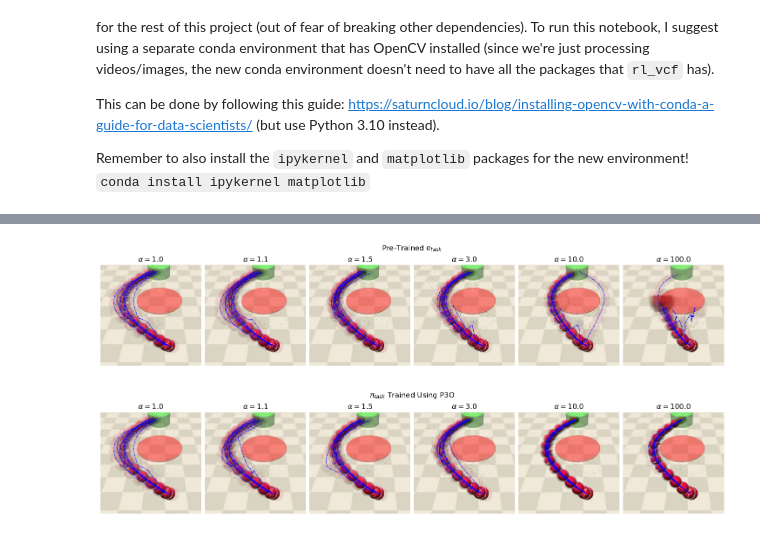
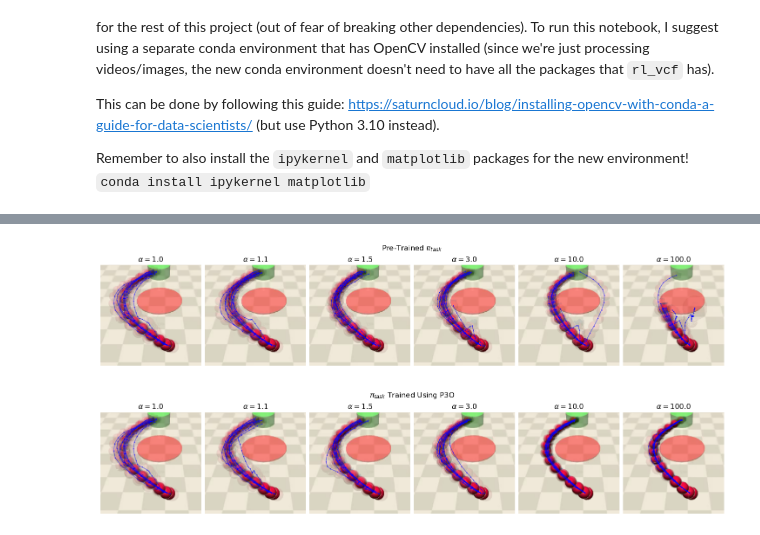
Before and after one commit to JacquesCloete/sport, a Jupyter notebook: notebooks/envs/episode_trajectory_distribution_visualization.ipynb, the cells around one changed output, grey strips where cells are left out. Saved outputs shown, nothing was run; the diff lists cells and outputs as text; code cells hidden in the pictures.

```diff
--- a/notebooks/envs/episode_trajectory_distribution_visualization.ipynb
+++ b/notebooks/envs/episode_trajectory_distribution_visualization.ipynb
@@ -205,29 +261,43 @@ ep_idxs = np.arange(0, 1000, 100)
 crop_lims = (0, 200, 0, 200)
 
 # Background subtraction params
-# algo = "MOG2"
-algo = "KNN"
-backsub = None
-learning_rate = 0.01
+backsub_mog = None
+backsub_knn = None
+learning_rate_mog = 0.005
+learning_rate_knn = 0.01
+mog2_var_threshold = 16
+knn_dist2_threshold = 2000
+history_mog = 100
+history_knn = 100
 # %%
 # Extract frames
-frames, backsub = extract_frames(
+frames, backsub_mog, backsub_knn = extract_frames(
     ep_idxs=ep_idxs,
     alphas=alphas,
-    backsub=backsub,
-    algo=algo,
-    learning_rate=learning_rate,
+    backsub_mog=backsub_mog,
+    backsub_knn=backsub_knn,
+    learning_rate_mog=learning_rate_mog,
+    learning_rate_knn=learning_rate_knn,
+    history_mog=history_mog,
+    history_knn=history_knn,
     crop_lims=crop_lims,
+    mog2_var_threshold=mog2_var_threshold,
+    knn_dist2_threshold=knn_dist2_threshold,
 )
 
-frames_alpha_task, backsub = extract_frames(
+frames_alpha_task, backsub_mog, backsub_knn = extract_frames(
     ep_idxs=ep_idxs,
     alphas=alphas,
     prefix="task_",
-    backsub=backsub,
-    algo=algo,
-    learning_rate=learning_rate,
+    backsub_mog=backsub_mog,
+    backsub_knn=backsub_knn,
+    learning_rate_mog=learning_rate_mog,
+    learning_rate_knn=learning_rate_knn,
+    history_mog=history_mog,
+    history_knn=history_knn,
     crop_lims=crop_lims,
+    mog2_var_threshold=mog2_var_threshold,
+    knn_dist2_threshold=knn_dist2_threshold,
 )
 # %%
 # Check background subtraction is working
@@ -256,25 +356,30 @@ blur_size = (3, 3)
 # %%
 alphas_to_plot = [1.0, 1.1, 1.5, 3.0, 10.0, 100.0]
 # alphas_to_plot = alphas
 
 fig, ax = plot_trajectories(
     frames=frames,
     keys=alphas_to_plot,
-    backsub=backsub,
+    backsub_mog=backsub_mog,
+    backsub_knn=backsub_knn,
     update_rate=update_rate,
     keypoint_size_cutoff=keypoint_size_cutoff,
     blur_size=blur_size,
     blob_detector=blob_detector,
     color="b",
     fig_size_scale_factor_x=2.4,
     fig_size_scale_factor_y=3.0,
     line_width=1.0,
     marker_size=1.0,
     title=r"Pre-Trained $\pi_{task}$",
+    remove_collision_frame=True,
+    num_blurs=0,
+    inpainting_its=25,
+    inpainting_threshold=5,
 )
 plt.savefig("pretrained_trajectories.svg")
 # %% [output]
-[figure, old version]
+[figure, new version]
 # %%
 fig, ax = plot_trajectories(
     frames=frames_alpha_task,
```
Also changed, not shown: parts of 4 cells of this notebook.
